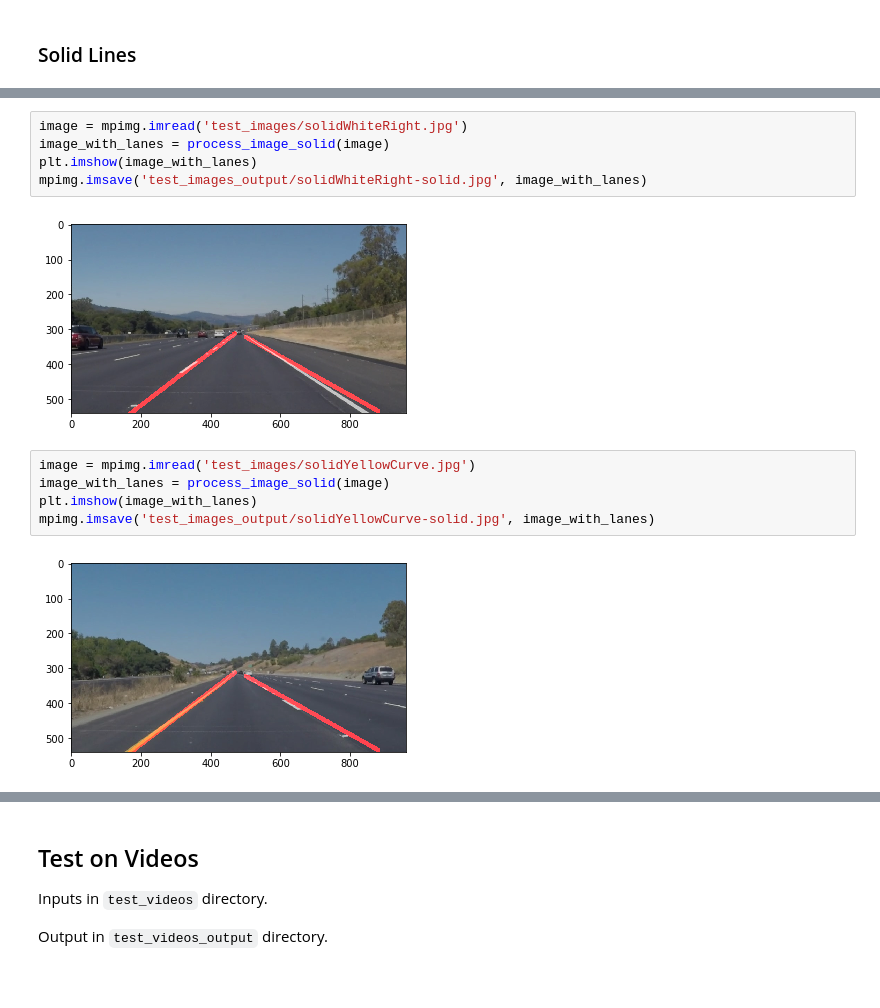
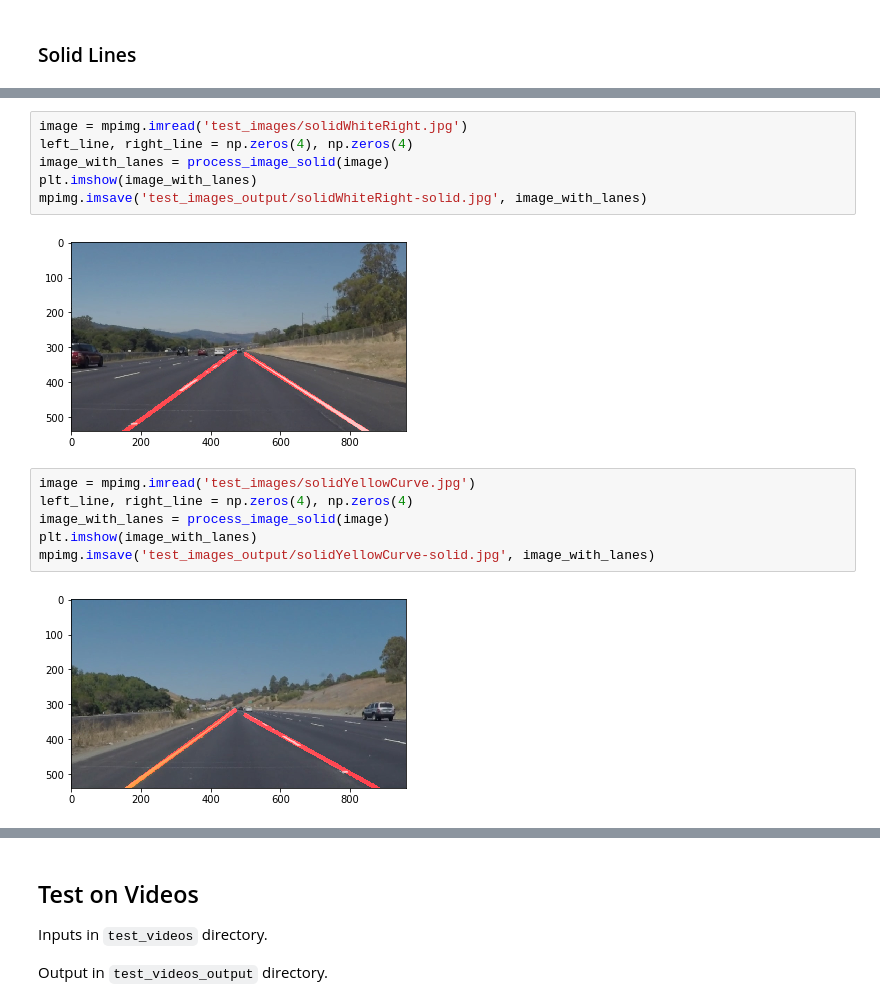
Before and after one commit to arjunchandra/carnd, a Jupyter notebook: lane-lines-p1/P1-submission.ipynb, the cells around one changed output, grey strips where cells are left out. Saved outputs shown, nothing was run; the diff lists cells and outputs as text.

```diff
--- a/lane-lines-p1/P1-submission.ipynb
+++ b/lane-lines-p1/P1-submission.ipynb
@@ -406,17 +413,19 @@ mpimg.imsave('test_images_output/solidWhiteCurve-solid.jpg', image_with_lanes)
 [figure]
 # %%
 image = mpimg.imread('test_images/solidWhiteRight.jpg')
+left_line, right_line = np.zeros(4), np.zeros(4)
 image_with_lanes = process_image_solid(image)
 plt.imshow(image_with_lanes)
 mpimg.imsave('test_images_output/solidWhiteRight-solid.jpg', image_with_lanes)
 # %% [output]
-[figure, old version]
+[figure, new version]
 # %%
 image = mpimg.imread('test_images/solidYellowCurve.jpg')
+left_line, right_line = np.zeros(4), np.zeros(4)
 image_with_lanes = process_image_solid(image)
 plt.imshow(image_with_lanes)
 mpimg.imsave('test_images_output/solidYellowCurve-solid.jpg', image_with_lanes)
 # %% [output]
-[figure, old version]
+[figure, new version]
 # %%
 image = mpimg.imread('test_images/solidYellowCurve2.jpg')
```
Also changed, not shown: parts of 16 cells of this notebook, 7 other files.
